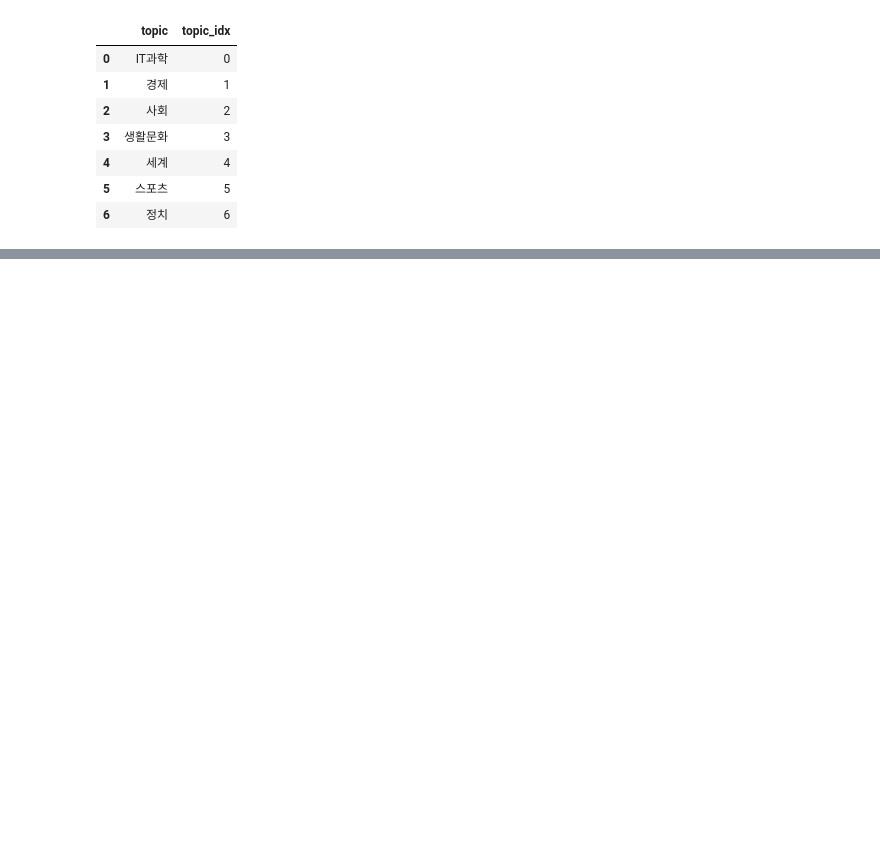
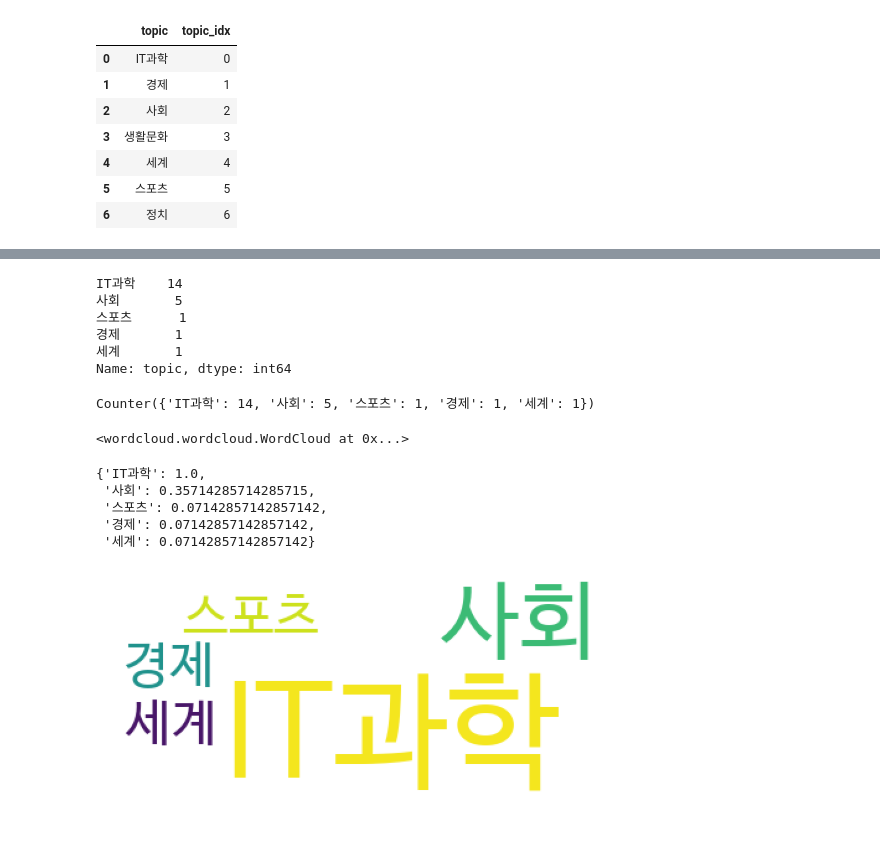
Before and after one commit to kdj0712/study_AIs, a Jupyter notebook: docs/quests/NLPs/classification_news.ipynb, the cells around one changed output, grey strips where cells are left out. Drawn from its saved outputs; the diff is of its cells as text; code cells hidden in the pictures; blank space fills up the shorter version.

```diff
--- a/docs/quests/NLPs/classification_news.ipynb
+++ b/docs/quests/NLPs/classification_news.ipynb
@@ -431,0 +522,4 @@ Name: 30, dtype: object
+# %%
+from wordcloud import WordCloud
+wordcloud = WordCloud(background_color='white'
+                      ,font_path="/usr/share/fonts/truetype/nanum/NanumBarunGothic.ttf")
@@ -431,0 +584,34 @@ Name: 30, dtype: object
+# %%
+values = new_df_word['topic'].value_counts()
+values
+# %% [output]
+IT과학    14
+사회       5
+스포츠      1
+경제       1
+세계       1
+Name: topic, dtype: int64
+# %%
+topic_counter = Counter(new_df_word['topic'])
+topic_counter
+# %% [output]
+Counter({'IT과학': 14, '사회': 5, '스포츠': 1, '경제': 1, '세계': 1})
+# %%
+wordcloud.generate_from_frequencies(topic_counter)
+# %% [output]
+<wordcloud.wordcloud.WordCloud at 0x...>
+# %%
+wordcloud.words_
+# %% [output]
+{'IT과학': 1.0,
+ '사회': 0.35714285714285715,
+ '스포츠': 0.07142857142857142,
+ '경제': 0.07142857142857142,
+ '세계': 0.07142857142857142}
+# %%
+import matplotlib.pyplot as plt
+plt.imshow(wordcloud)
+plt.axis('off')
+plt.show()
+# %% [output]
+[figure, added]
```
Also changed, not shown: parts of 34 cells of this notebook.
